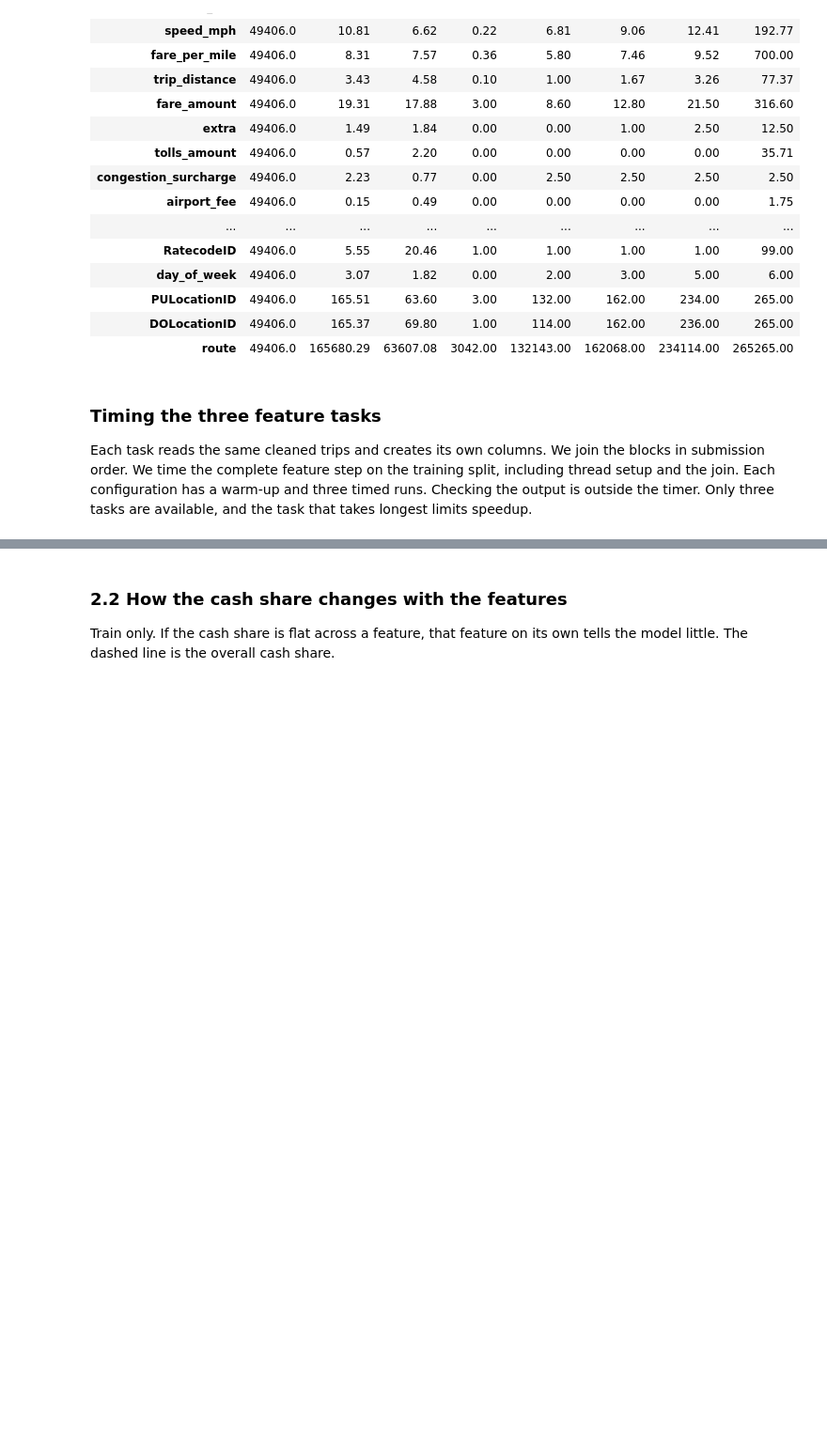
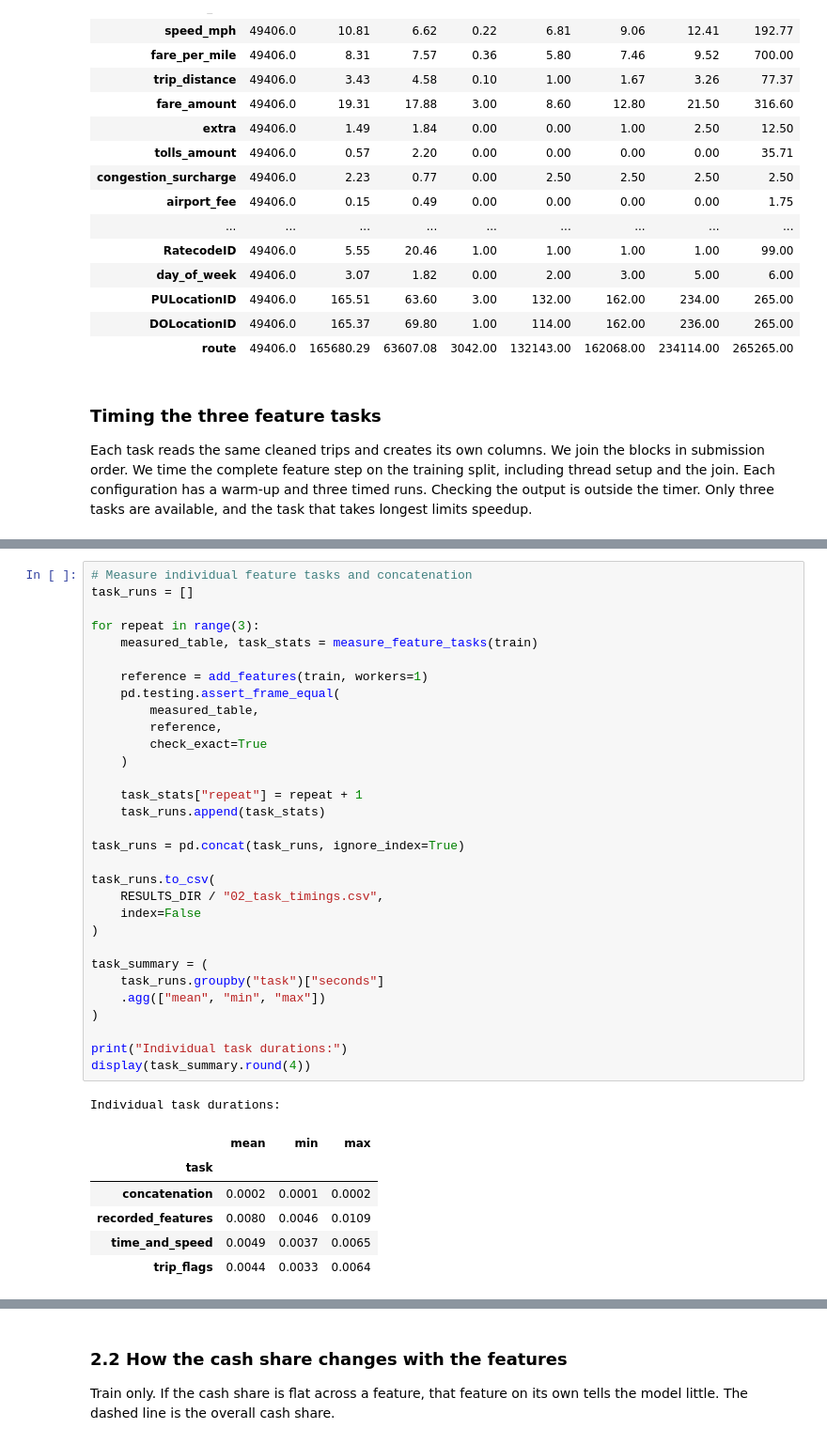
Before and after one commit to brihannaenright/cs4027-payment-prediction, a Jupyter notebook: notebooks/taxipay_pipeline.ipynb, the cells around one changed output, grey strips where cells are left out. Shown at 94% size. Drawn from its saved outputs; the diff is of its cells as text; blank space fills up the shorter version.

```diff
--- a/notebooks/taxipay_pipeline.ipynb
+++ b/notebooks/taxipay_pipeline.ipynb
@@ -694,0 +731,39 @@ timing.round(3)
+# %%
+# Measure individual feature tasks and concatenation
+task_runs = []
+
+for repeat in range(3):
+    measured_table, task_stats = measure_feature_tasks(train)
+
+    reference = add_features(train, workers=1)
+    pd.testing.assert_frame_equal(
+        measured_table,
+        reference,
+        check_exact=True
+    )
+
+    task_stats["repeat"] = repeat + 1
+    task_runs.append(task_stats)
+
+task_runs = pd.concat(task_runs, ignore_index=True)
+
+task_runs.to_csv(
+    RESULTS_DIR / "02_task_timings.csv",
+    index=False
+)
+
+task_summary = (
+    task_runs.groupby("task")["seconds"]
+    .agg(["mean", "min", "max"])
+)
+
+print("Individual task durations:")
+display(task_summary.round(4))
+# %% [output]
+Individual task durations:
+|  | mean | min | max |
+| task |  |  |  |
+| concatenation | 0.0002 | 0.0001 | 0.0002 |
+| recorded_features | 0.0080 | 0.0046 | 0.0109 |
+| time_and_speed | 0.0049 | 0.0037 | 0.0065 |
+| trip_flags | 0.0044 | 0.0033 | 0.0064 |
```
Also changed, not shown: parts of 10 cells of this notebook, 12 other files.
